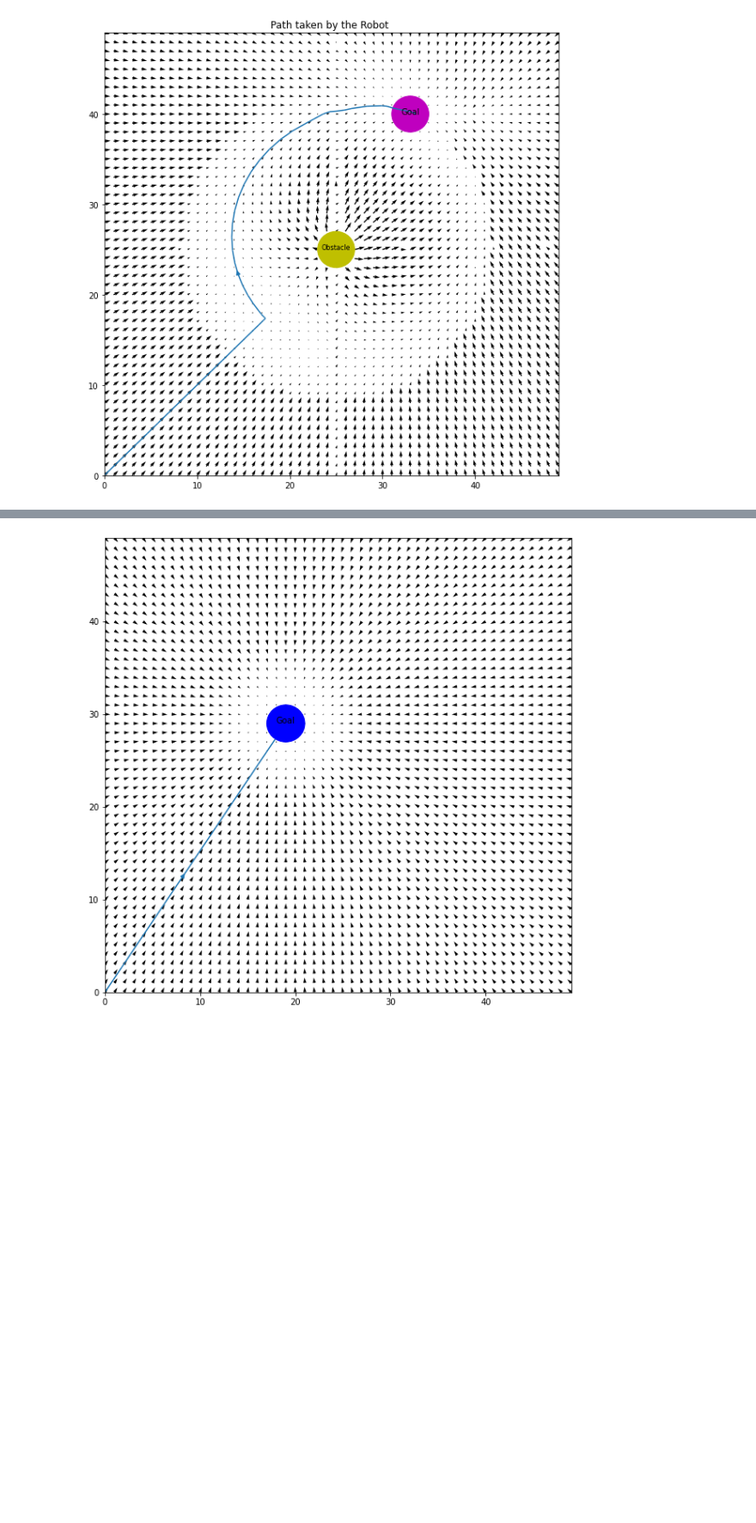
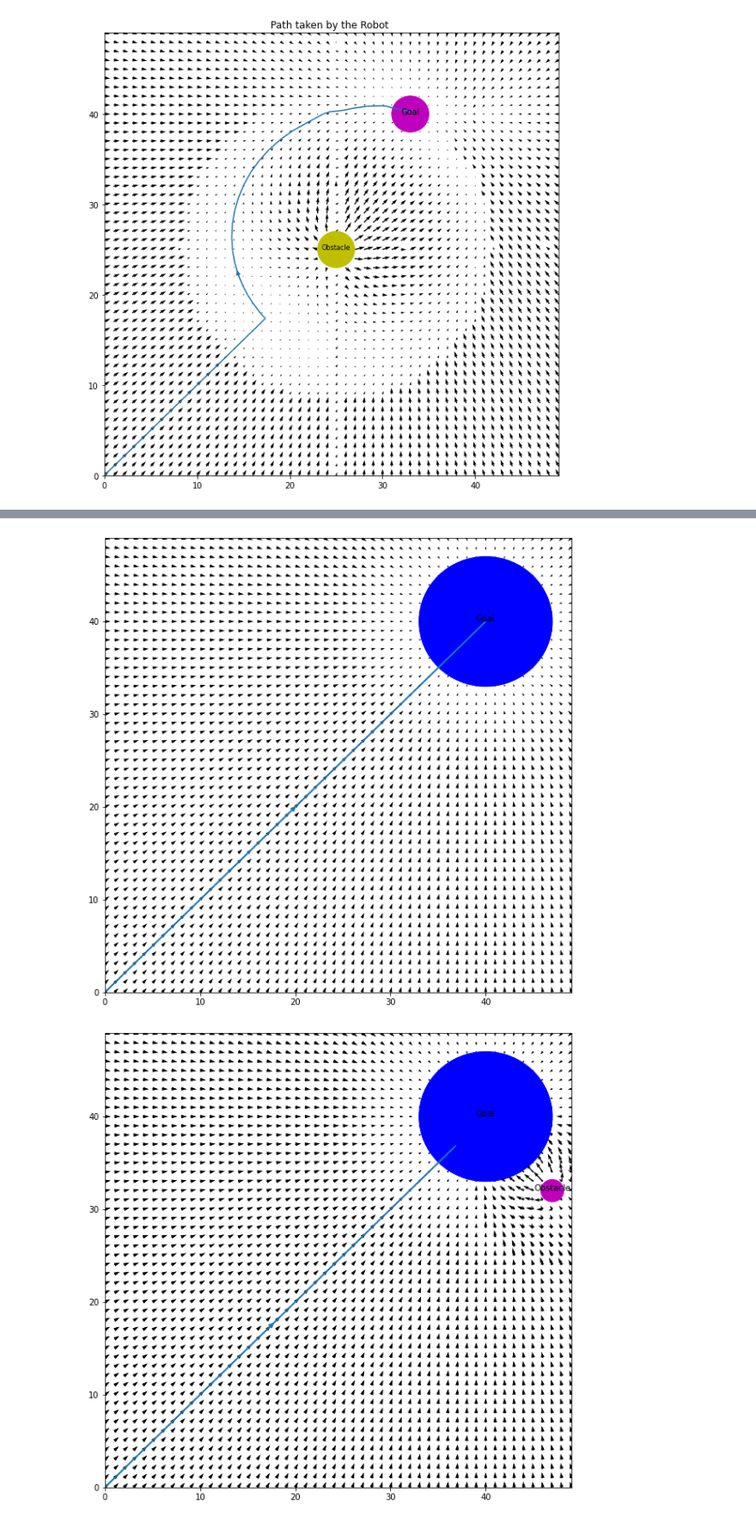
Before and after one commit to AslanDevbrat/Robotics, a Jupyter notebook: Robo_assign1.ipynb, the cells around one changed output, grey strips where cells are left out. Shown at 86% size. Cells and saved outputs as stored; diff of their text form; code cells hidden in the pictures; blank space fills up the shorter version.

```diff
--- a/Robo_assign1.ipynb
+++ b/Robo_assign1.ipynb
@@ -317,15 +274,19 @@ def plot_graph(X, Y, delx, dely,obj, fig, ax, loc,r, color,start_goal=np.array([
 # %%
+for i in range(10):
+  fig, ax = plt.subplots(figsize = (10,10))
+  for _ in range(1):
+    goal = [40,40]
+    delx, dely =add_goal(X, Y,s, r , goal)
 
-s = 7
-r=2
-X, Y = np.meshgrid(x,y)
+    plot_graph(X, Y, delx, dely , 'Goal',fig, ax, goal, 7, 'b' )
 
-fig, ax = plt.subplots(figsize = (10,10))
-for _ in range(1):
-  goal = random.sample(range(0, 50), 2)
-  delx, dely =add_goal(X, Y,s, r , goal)
-  plot_graph(X, Y, delx, dely , 'Goal',fig, ax, goal )
-  ax.streamplot(X,Y,delx,dely, start_points=seek_points)
-plt.show()
+    for _ in range(i):
+      delx, dely, loc, r = add_obstacle(X,Y, delx,dely,goal)
+      plot_graph(X, Y, delx, dely , 'Obstacle',fig, ax, loc, r ,'m')
+      #ax.add_patch(plt.Circle(loc, 2, color='m'))
+    ax.streamplot(X,Y,delx,dely, start_points=seek_points,linewidth=2, cmap='autu')
+
+  plt.show()
 # %% [output]
-[figure, old version]
+[figure, new version]
+[figure, added]
```
Also changed, not shown: parts of 5 cells of this notebook.
